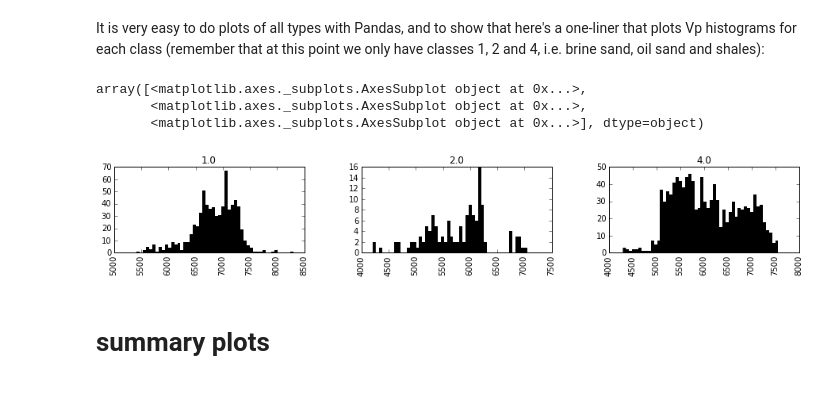
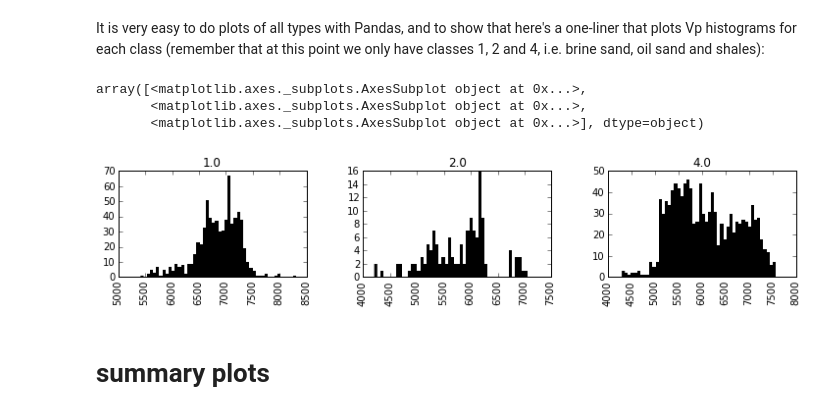
Before and after one commit to Kevin2599/geophysical_notes, a Jupyter notebook: creating_synthetic_data.ipynb, the cells around one changed output. Cells and saved outputs as stored; diff of their text form; code cells hidden in the pictures.

```diff
--- a/creating_synthetic_data.ipynb
+++ b/creating_synthetic_data.ipynb
@@ -181,12 +181,12 @@ LFC min: 1.0, LFC max: 4.0
 # %% [markdown]
 It is very easy to do plots of all types with Pandas, and to show that here's a one-liner that plots Vp histograms for each class (remember that at this point we only have classes 1, 2 and 4, i.e. brine sand, oil sand and shales):
 # %%
-L.IP.hist(bins=50, color='black', by=L.LFC, figsize=(15,2), layout=(1,3), lw=0)
+L.IP.hist(bins=50, color='black', by=L.LFC, figsize=(12,2), layout=(1,3), lw=0)
 # %% [output]
 array([<matplotlib.axes._subplots.AxesSubplot object at 0x...>,
        <matplotlib.axes._subplots.AxesSubplot object at 0x...>,
        <matplotlib.axes._subplots.AxesSubplot object at 0x...>], dtype=object)
-[figure, old version]
+[figure, new version]
 # %% [markdown]
 # summary plots
 # %% [markdown]
```
Also changed, not shown: parts of 6 cells of this notebook.
